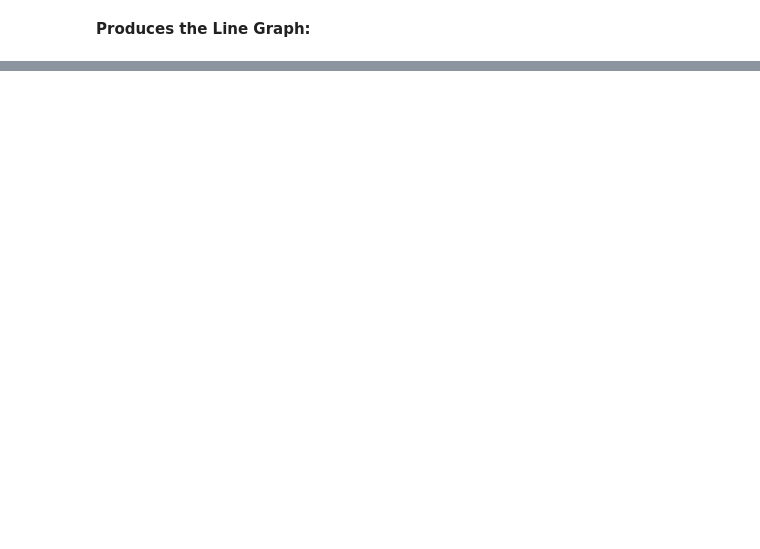
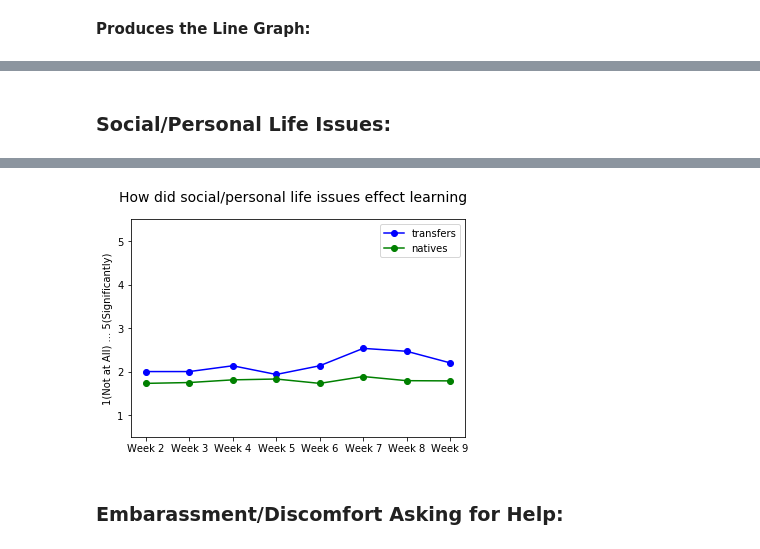
Before and after one commit to navinamahesh/Python-research-prep, a Jupyter notebook: CSE8A/CSE8A_RQ2.ipynb, the cells around one changed output, grey strips where cells are left out. Cells and saved outputs as stored; diff of their text form; code cells hidden in the pictures; blank space fills up the shorter version.

```diff
--- a/Fall2019/CSE8A_RQ3.ipynb
+++ b/CSE8A/CSE8A_RQ2.ipynb
@@ -232,19 +194,0 @@ print(df2)
-# %%
-category="Experience"
-df = pd.read_csv("C:/Users/Keshab/Desktop/transfer-students-research/Data/Fall 2019/CSE 8A Fall 2019 DeID/presurvey.csv")
-experience = df["On.a.scale.of.1.to.5..how.much.experience.did.you.have.with.programming.computer.science.before.you.took.your.FIRST.course.at.UC.San.Diego."]
-status = df["Did.you.enter.UCSD.as.a.transfer.student.from.another..2.year.or.4.year..college.or.university."] == "Yes"
-DeID = df["DeID"]
-ExperienceLevel = DataFrame({"DeID": DeID, "Transfer Status": status, "Experience" : experience})
-
-ExperienceLevel[category] = ExperienceLevel[category].replace(to_replace = "1", value = 1)
-ExperienceLevel[category] = ExperienceLevel[category].replace(to_replace = "2", value = 2)
-ExperienceLevel[category] = ExperienceLevel[category].replace(to_replace = "3", value = 3)
-ExperienceLevel[category] = ExperienceLevel[category].replace(to_replace = "4", value = 4)
-ExperienceLevel[category] = ExperienceLevel[category].replace(to_replace = "5", value = 5)
-ExperienceLevel[category] = ExperienceLevel[category].replace(to_replace = "NaN", value = 5)
-
-transfer = ExperienceLevel[ExperienceLevel["Transfer Status"] == True]
-native = ExperienceLevel[ExperienceLevel["Transfer Status"] == False]
-
-native = native.dropna(axis=0)
@@ -312,0 +267,25 @@ p-Values:0.012981173392078391
+# %% [markdown]
+<h3>Social/Personal Life Issues:</h3>
+# %%
+category = "In.the.past.week..on.a.scale.of.1.to.5..to.what.degree.did.each.of.the.following.interfere.with.your.ability.to.learn.and.complete.the.work.for.this.course..Social.personal.life.issues."
+label = "Social/Personal Life Issues"
+graphTitle = "Social/Personal Life effects on Learning"
+X_title = "Percentage"
+Y_title = "Student Type"
+x = 8
+scale1 = "1 (Not at all)"
+scale5 = "5 (Significantly)"
+data = scaled_categories(reflections, category, label, x, scale1, scale5)
+transfer = data['transfer']
+native = data['native']
+# %%
+fig = DivergingGraphPlot(transfer, native, label, graphTitle, X_title, Y_title)
+fig.show()
+
+X_label = ""
+Y_label = "1(Not at All) ... 5(Significantly)"
+x_label = ["Week 2", "Week 3", "Week 4", "Week 5", "Week 6", "Week 7", "Week 8", "Week 9"]
+graphLabel = "How did social/personal life issues effect learning"
+df = plotLineGraph(transfer, native, label, graphLabel, X_label, Y_label, x_label, x)
+display(df)
+# %% [output]
@@ -312,0 +303,3 @@ p-Values:0.012981173392078391
+[figure, added]
+# %% [markdown]
+<h3> Embarassment/Discomfort Asking for Help: </h3>
```
Also changed, not shown: parts of 43 cells of this notebook, 11 other files.
